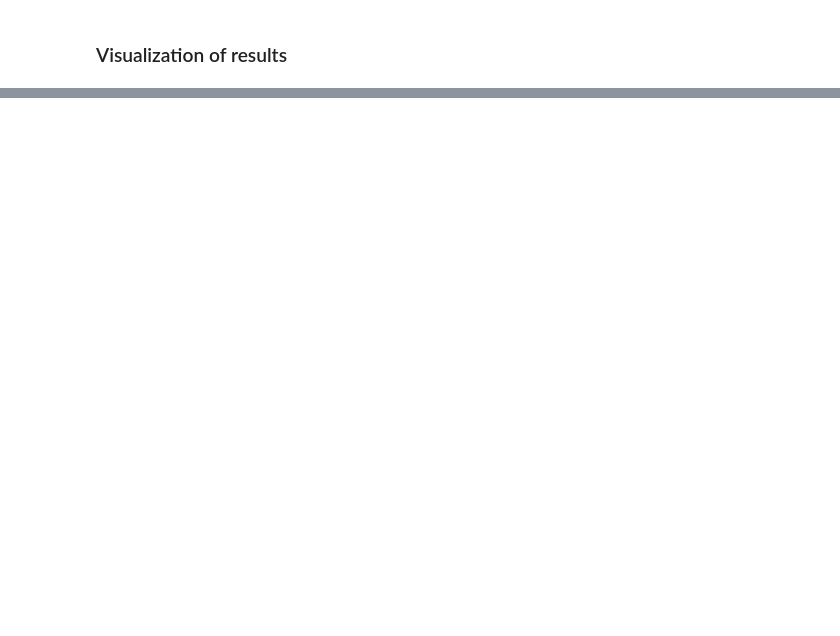
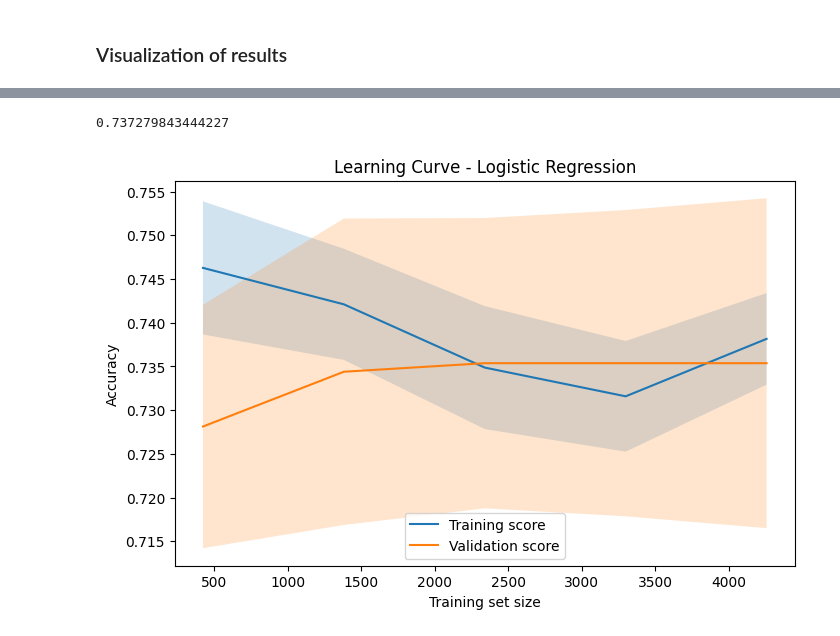
Before and after one commit to Alhamza-Mohamed/Machine-Learning, a Jupyter notebook: Stroke/Stroke_modeling.ipynb, the cells around one changed output, grey strips where cells are left out. Saved outputs shown, nothing was run; the diff lists cells and outputs as text; code cells hidden in the pictures; blank space fills up the shorter version.

```diff
--- a/Stroke/Stroke_modeling.ipynb
+++ b/Stroke/Stroke_modeling.ipynb
@@ -343,0 +403,13 @@ for metric in metrics:
+# %%
+from sklearn.model_selection import RandomizedSearchCV
+lreg_clf_rand = RandomizedSearchCV(
+ estimator = pip_lreg_clf,
+ param_distributions = param_grid,
+ n_iter = 100, # Number of parameter settings that are sampled
+ cv = 5,       # Number of cross-validation folds
+ verbose=2,    # Controls the verbosity of the output
+
+ n_jobs= -1   # Use all available CPU cores
+)
+# %%
+lreg_clf_rand.fit(X_train,y_train)
@@ -343,0 +459,2 @@ for metric in metrics:
+# %%
+best_lreg_model = lreg_clf_rand.best_estimator_
@@ -343,0 +474,34 @@ for metric in metrics:
+# %%
+print(accuracy_score(best_lreg_model_prediction,y_test))
+# %% [output]
+0.737279843444227
+# %%
+from sklearn.model_selection import learning_curve
+import matplotlib.pyplot as plt
+import numpy as np
+
+train_sizes, train_scores, val_scores = learning_curve(
+    best_lreg_model, X, y, cv=6, scoring="accuracy", n_jobs=-1
+)
+
+# Mean & std
+train_mean = np.mean(train_scores, axis=1)
+train_std = np.std(train_scores, axis=1)
+val_mean = np.mean(val_scores, axis=1)
+val_std = np.std(val_scores, axis=1)
+
+# Plot
+plt.figure(figsize=(8,5))
+plt.plot(train_sizes, train_mean, label="Training score")
+plt.plot(train_sizes, val_mean, label="Validation score")
+
+plt.fill_between(train_sizes, train_mean-train_std, train_mean+train_std, alpha=0.2)
+plt.fill_between(train_sizes, val_mean-val_std, val_mean+val_std, alpha=0.2)
+
+plt.xlabel("Training set size")
+plt.ylabel("Accuracy")
+plt.legend()
+plt.title("Learning Curve - Logistic Regression")
+plt.show()
+# %% [output]
+[figure, added]
```
Also changed, not shown: parts of 39 cells of this notebook, 2 other files.
